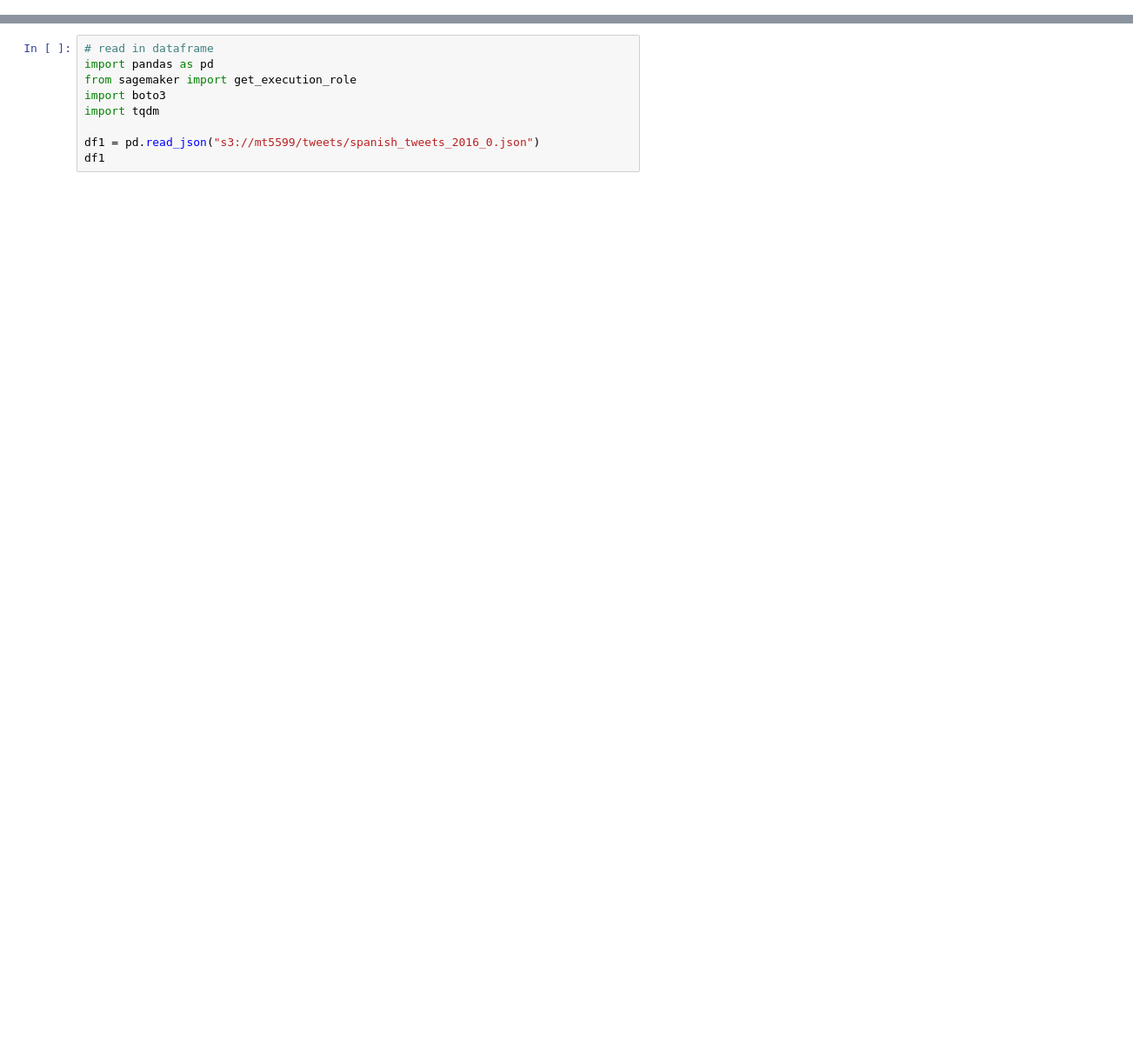
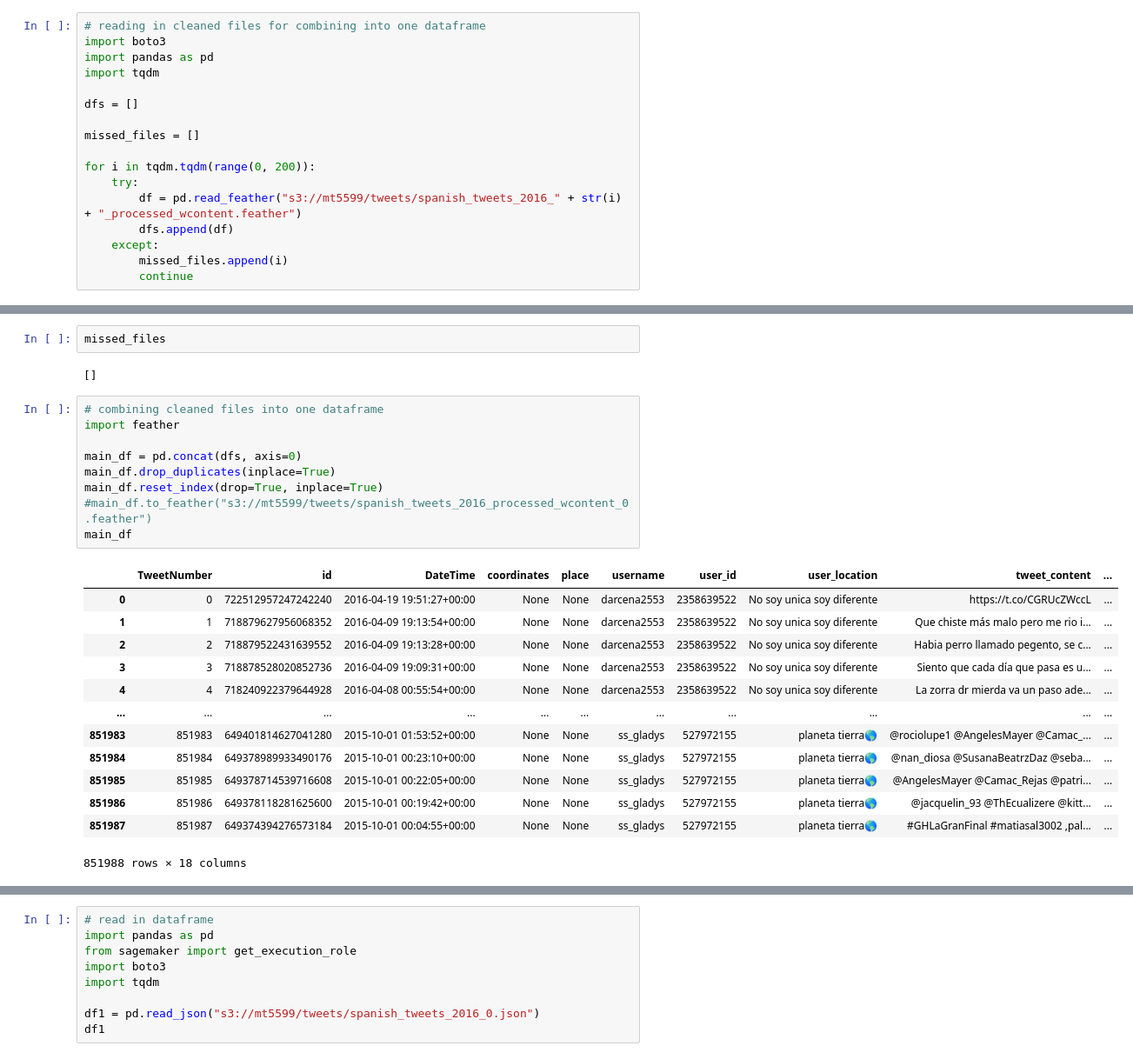
Before and after one commit to elizaveta-abel/MT5599-AWS, a Jupyter notebook: time_series/processing_tweets/NER2.ipynb, the cells around one changed output, grey strips where cells are left out. Shown at 87% size. Drawn from its saved outputs; the diff is of its cells as text; blank space fills up the shorter version.

Commit message:
finally cleaned data

```diff
--- a/time_series/processing_tweets/NER2.ipynb
+++ b/time_series/processing_tweets/NER2.ipynb
@@ -0,0 +1,17 @@
+# %%
+# reading in cleaned files for combining into one dataframe
+import boto3
+import pandas as pd
+import tqdm
+
+dfs = []
+
+missed_files = []
+
+for i in tqdm.tqdm(range(0, 200)):
+    try:
+        df = pd.read_feather("s3://mt5599/tweets/spanish_tweets_2016_" + str(i) + "_processed_wcontent.feather")
+        dfs.append(df)
+    except:
+        missed_files.append(i)
+        continue
@@ -0,0 +29,27 @@
+# %%
+missed_files
+# %% [output]
+[]
+# %%
+# combining cleaned files into one dataframe
+import feather
+
+main_df = pd.concat(dfs, axis=0)
+main_df.drop_duplicates(inplace=True)
+main_df.reset_index(drop=True, inplace=True)
+#main_df.to_feather("s3://mt5599/tweets/spanish_tweets_2016_processed_wcontent_0.feather")
+main_df
+# %% [output]
+|  | TweetNumber | id | DateTime | coordinates | place | username | user_id | user_location | tweet_content | ... |
+| 0 | 0 | 722512957247242240 | 2016-04-19 19:51:27+00:00 | None | None | darcena2553 | 2358639522 | No soy unica soy diferente | https://t.co/CGRUcZWccL | ... |
+| 1 | 1 | 718879627956068352 | 2016-04-09 19:13:54+00:00 | None | None | darcena2553 | 2358639522 | No soy unica soy diferente | Que chiste más malo pero me rio i... | ... |
+| 2 | 2 | 718879522431639552 | 2016-04-09 19:13:28+00:00 | None | None | darcena2553 | 2358639522 | No soy unica soy diferente | Habia perro llamado pegento, se c... | ... |
+| 3 | 3 | 718878528020852736 | 2016-04-09 19:09:31+00:00 | None | None | darcena2553 | 2358639522 | No soy unica soy diferente | Siento que cada día que pasa es u... | ... |
+| 4 | 4 | 718240922379644928 | 2016-04-08 00:55:54+00:00 | None | None | darcena2553 | 2358639522 | No soy unica soy diferente | La zorra dr mierda va un paso ade... | ... |
+| ... | ... | ... | ... | ... | ... | ... | ... | ... | ... | ... |
+| 851983 | 851983 | 649401814627041280 | 2015-10-01 01:53:52+00:00 | None | None | ss_gladys | 527972155 | planeta tierra🌎 | @rociolupe1 @AngelesMayer @Camac_... | ... |
+| 851984 | 851984 | 649378989933490176 | 2015-10-01 00:23:10+00:00 | None | None | ss_gladys | 527972155 | planeta tierra🌎 | @nan_diosa @SusanaBeatrzDaz @seba... | ... |
+| 851985 | 851985 | 649378714539716608 | 2015-10-01 00:22:05+00:00 | None | None | ss_gladys | 527972155 | planeta tierra🌎 | @AngelesMayer @Camac_Rejas @patri... | ... |
+| 851986 | 851986 | 649378118281625600 | 2015-10-01 00:19:42+00:00 | None | None | ss_gladys | 527972155 | planeta tierra🌎 | @jacquelin_93 @ThEcualizere @kitt... | ... |
+| 851987 | 851987 | 649374394276573184 | 2015-10-01 00:04:55+00:00 | None | None | ss_gladys | 527972155 | planeta tierra🌎 | #GHLaGranFinal #matiasal3002 ,pal... | ... |
+851988 rows × 18 columns
```
Also changed, not shown: parts of 10 cells of this notebook, 4 other files.
